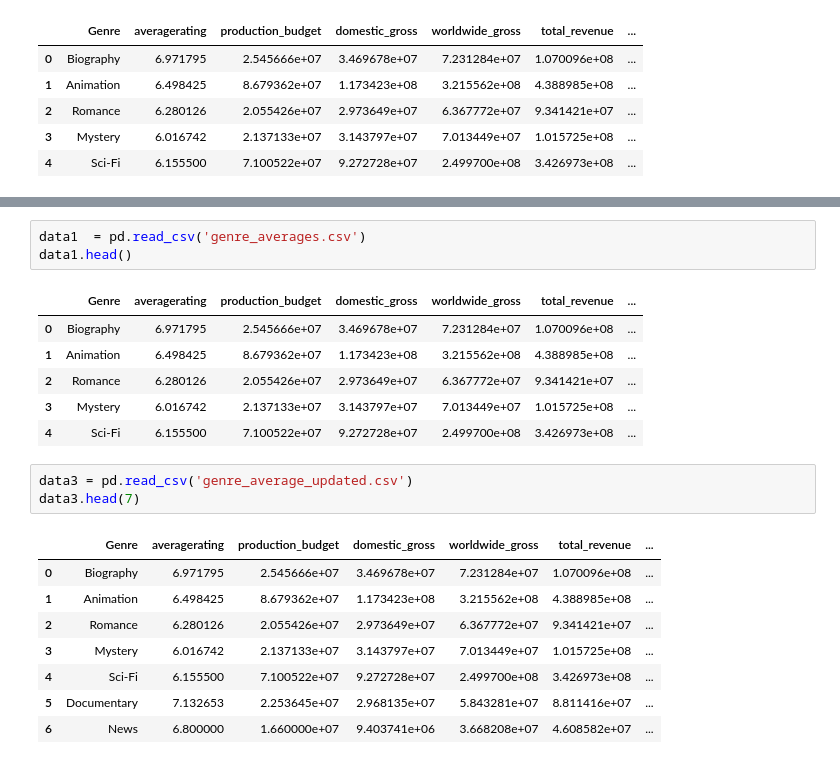
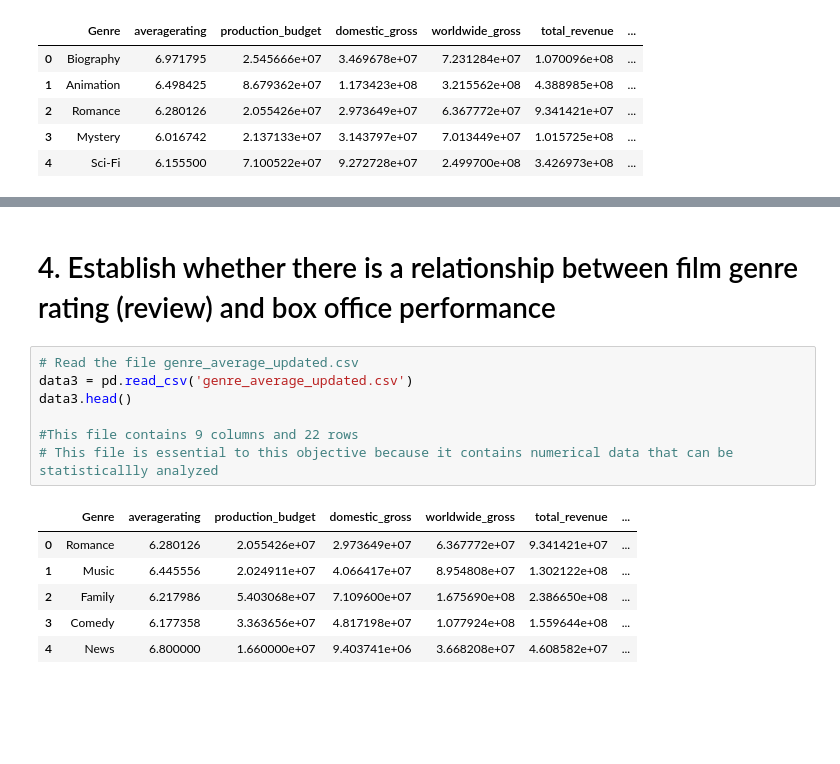
Before and after one commit to CWoto/group8-project, a Jupyter notebook: wednesday_code.ipynb, the cells around one changed output, grey strips where cells are left out. Saved outputs shown, nothing was run; the diff lists cells and outputs as text; blank space fills up the shorter version.

Commit message:
objective 4

```diff
--- a/wednesday_code.ipynb
+++ b/wednesday_code.ipynb
@@ -63,22 +19,16 @@ desc_data2.head(7)
-# %%
-data1  = pd.read_csv('genre_averages.csv')
-data1.head()
-# %% [output]
-|  | Genre | averagerating | production_budget | domestic_gross | worldwide_gross | total_revenue | ... |
-| 0 | Biography | 6.971795 | 2.545666e+07 | 3.469678e+07 | 7.231284e+07 | 1.070096e+08 | ... |
-| 1 | Animation | 6.498425 | 8.679362e+07 | 1.173423e+08 | 3.215562e+08 | 4.388985e+08 | ... |
-| 2 | Romance | 6.280126 | 2.055426e+07 | 2.973649e+07 | 6.367772e+07 | 9.341421e+07 | ... |
-| 3 | Mystery | 6.016742 | 2.137133e+07 | 3.143797e+07 | 7.013449e+07 | 1.015725e+08 | ... |
-| 4 | Sci-Fi | 6.155500 | 7.100522e+07 | 9.272728e+07 | 2.499700e+08 | 3.426973e+08 | ... |
-# %%
-data3 = pd.read_csv('genre_average_updated.csv')
-data3.head(7)
-# %% [output]
-|  | Genre | averagerating | production_budget | domestic_gross | worldwide_gross | total_revenue | ... |
-| 0 | Biography | 6.971795 | 2.545666e+07 | 3.469678e+07 | 7.231284e+07 | 1.070096e+08 | ... |
-| 1 | Animation | 6.498425 | 8.679362e+07 | 1.173423e+08 | 3.215562e+08 | 4.388985e+08 | ... |
-| 2 | Romance | 6.280126 | 2.055426e+07 | 2.973649e+07 | 6.367772e+07 | 9.341421e+07 | ... |
-| 3 | Mystery | 6.016742 | 2.137133e+07 | 3.143797e+07 | 7.013449e+07 | 1.015725e+08 | ... |
-| 4 | Sci-Fi | 6.155500 | 7.100522e+07 | 9.272728e+07 | 2.499700e+08 | 3.426973e+08 | ... |
-| 5 | Documentary | 7.132653 | 2.253645e+07 | 2.968135e+07 | 5.843281e+07 | 8.811416e+07 | ... |
-| 6 | News | 6.800000 | 1.660000e+07 | 9.403741e+06 | 3.668208e+07 | 4.608582e+07 | ... |
+# %% [markdown]
+# 4.	Establish whether there is a relationship between film genre rating (review) and box office performance
+# %%
+# Read the file genre_average_updated.csv
+data3 = pd.read_csv('genre_average_updated.csv')
+data3.head()
+
+#This file contains 9 columns and 22 rows
+# This file is essential to this objective because it contains numerical data that can be statisticallly analyzed
+# %% [output]
+|  | Genre | averagerating | production_budget | domestic_gross | worldwide_gross | total_revenue | ... |
+| 0 | Romance | 6.280126 | 2.055426e+07 | 2.973649e+07 | 6.367772e+07 | 9.341421e+07 | ... |
+| 1 | Music | 6.445556 | 2.024911e+07 | 4.066417e+07 | 8.954808e+07 | 1.302122e+08 | ... |
+| 2 | Family | 6.217986 | 5.403068e+07 | 7.109600e+07 | 1.675690e+08 | 2.386650e+08 | ... |
+| 3 | Comedy | 6.177358 | 3.363656e+07 | 4.817198e+07 | 1.077924e+08 | 1.559644e+08 | ... |
+| 4 | News | 6.800000 | 1.660000e+07 | 9.403741e+06 | 3.668208e+07 | 4.608582e+07 | ... |
```
Also changed, not shown: parts of 16 cells of this notebook.
